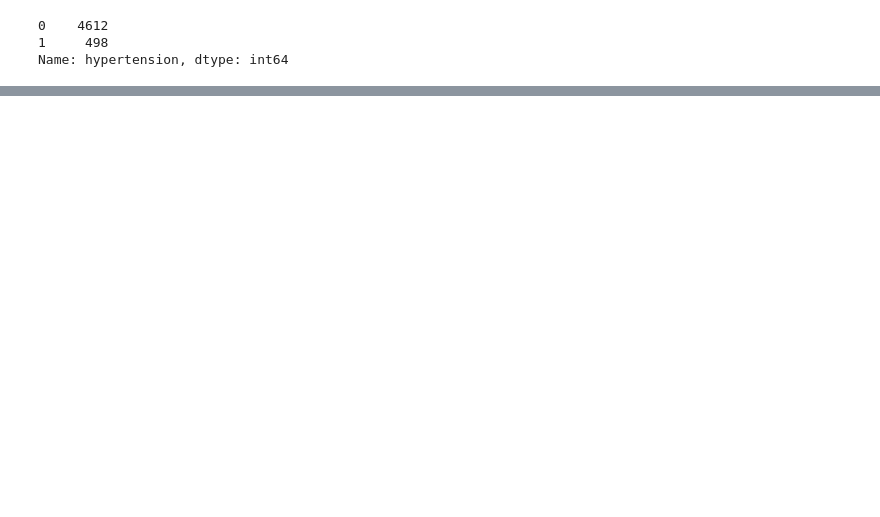
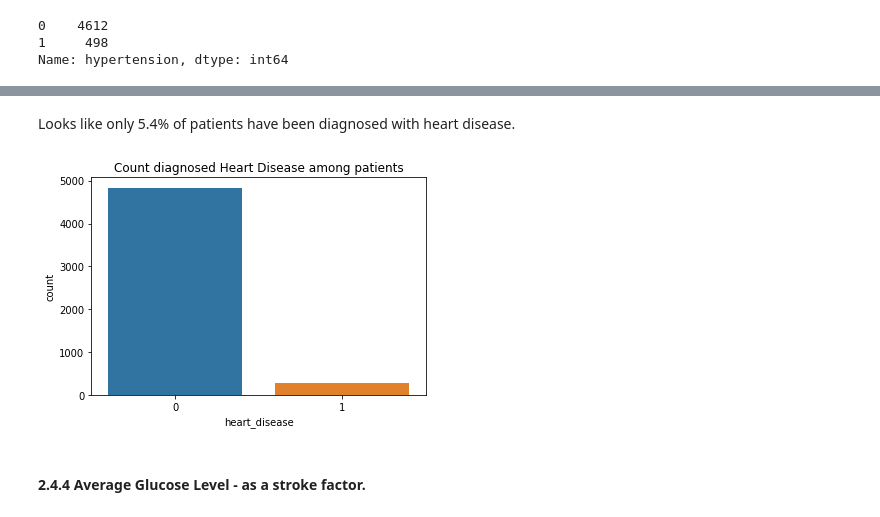
Before and after one commit to FayD21/Capstone-2-Stroke-Prediction, a Jupyter notebook: Notebooks/Stroke_data_wrangling_EDA_02.ipynb, the cells around one changed output, grey strips where cells are left out. Cells and saved outputs as stored; diff of their text form; code cells hidden in the pictures; blank space fills up the shorter version.

```diff
--- a/Notebooks/Stroke_data_wrangling_EDA_02.ipynb
+++ b/Notebooks/Stroke_data_wrangling_EDA_02.ipynb
@@ -783,0 +334,17 @@ save_file(state_summary, 'state_summary.csv', datapath)
+# %% [markdown]
+Looks like only 5.4% of patients have been diagnosed with heart disease.
+# %%
+#lets see how many patients have been diagnosed with heart disease, I'll wager
+#that most of these patients do in fact have a form of heart disease
+#stroke_data.heart_disease.hist(bins=100)
+#plt.xlabel('heart_disease')
+#plt.ylabel('Count')
+#plt.title('Distribution of diagnosed Heart Disease among patients');
+
+sns.countplot(x='heart_disease', data=stroke_data)
+plt.title('Count diagnosed Heart Disease among patients')
+plt.show()
+# %% [output]
+[figure, added]
+# %% [markdown]
+#### 2.4.4 Average Glucose Level - as a stroke factor.<a id=''></a>
```
Also changed, not shown: parts of 192 cells of this notebook.
